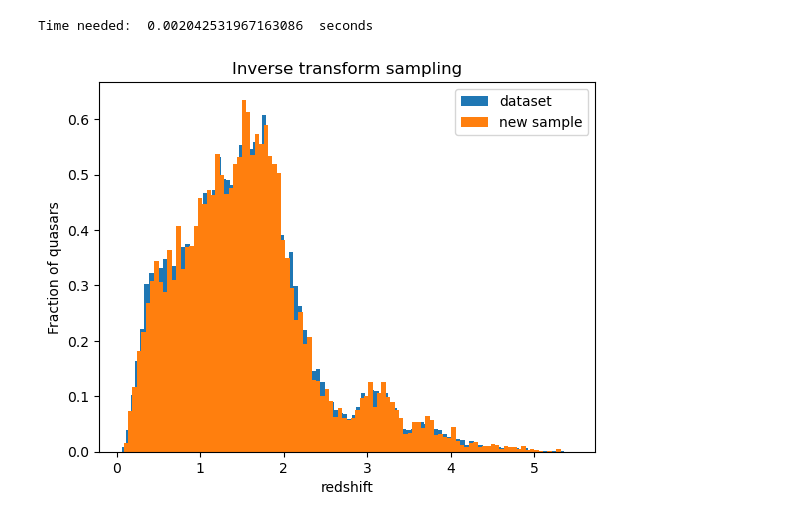
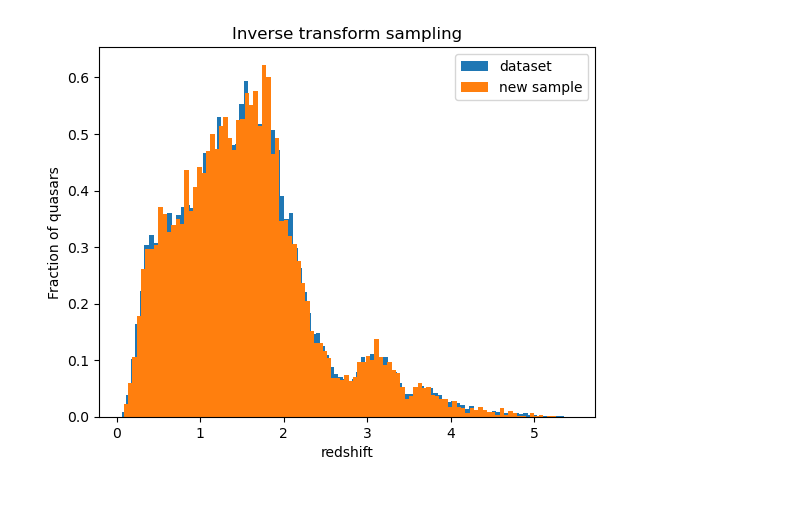
Before and after one commit to Giulia-Foroni/astrostatistics, a Jupyter notebook: lez4/quasar.ipynb, the cells around one changed output. Drawn from its saved outputs; the diff is of its cells as text; code cells hidden in the pictures.

```diff
--- a/lez4/quasar.ipynb
+++ b/lez4/quasar.ipynb
@@ -107,0 +98,4 @@ plt.show()
+# %%
+a,b,c = plt.hist(z,bin,density=True,cumulative=True)
+plt.title('Cumulative')
+plt.show()
@@ -108,18 +104,14 @@ plt.show()
 # %%
-startTime = time.time()
 u = np.random.uniform(0,1,10000)
 index_u = np.searchsorted(a,u)
 sample_x = np.random.uniform(b[index_u],b[index_u+1])
-endTime = time.time()
-print('Time needed: ', endTime - startTime, ' seconds')
 
 a0,b0,c0 = plt.hist(z,bin,density=True,label='dataset')
 a1,b1,c1=plt.hist(sample_x,100,density=True,label='new sample')
 plt.title('Inverse transform sampling')
 plt.xlabel('redshift')
 plt.ylabel('Fraction of quasars')
 plt.legend()
 plt.show()
 # %% [output]
-Time needed:  0.002042531967163086  seconds
-[figure, old version]
+[figure, new version]
```
Also changed, not shown: parts of 7 cells of this notebook, 6 other files.
